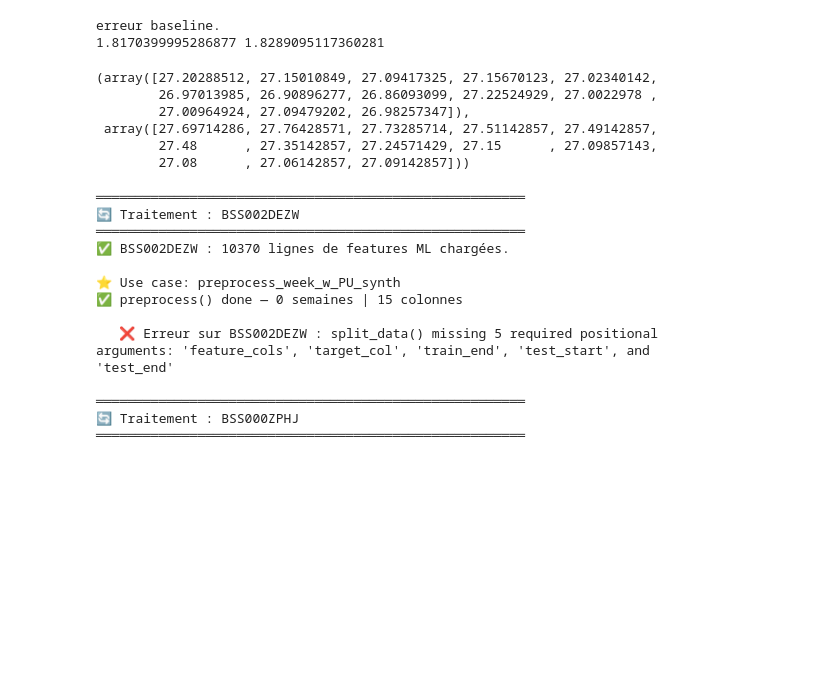
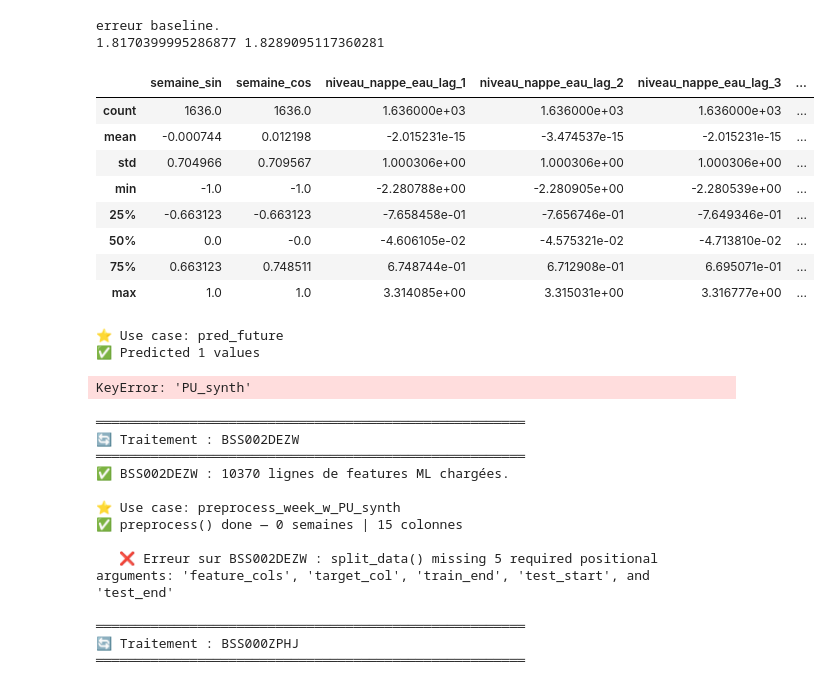
Before and after one commit to charourou/Projet_Hydrosense, a Jupyter notebook: notebooks/ML_evaluate_best_MRI.ipynb, the cells around one changed output. Drawn from its saved outputs; the diff is of its cells as text; code cells hidden in the pictures; blank space fills up the shorter version.

Commit message:
hypothese de secheresse pour pred future

```diff
--- a/notebooks/ML_evaluate_best_MRI.ipynb
+++ b/notebooks/ML_evaluate_best_MRI.ipynb
@@ -221,16 +233,32 @@ print(error1, error2)
 # %% [output]
 erreur baseline.
 1.8170399995286877 1.8289095117360281
+# %%
+# Pluie baseline.
+
+Xt.describe()
+# %% [output]
+|  | semaine_sin | semaine_cos | niveau_nappe_eau_lag_1 | niveau_nappe_eau_lag_2 | niveau_nappe_eau_lag_3 | ... |
+| count | 1636.0 | 1636.0 | 1.636000e+03 | 1.636000e+03 | 1.636000e+03 | ... |
+| mean | -0.000744 | 0.012198 | -2.015231e-15 | -3.474537e-15 | -2.015231e-15 | ... |
+| std | 0.704966 | 0.709567 | 1.000306e+00 | 1.000306e+00 | 1.000306e+00 | ... |
+| min | -1.0 | -1.0 | -2.280788e+00 | -2.280905e+00 | -2.280539e+00 | ... |
+| 25% | -0.663123 | -0.663123 | -7.658458e-01 | -7.656746e-01 | -7.649346e-01 | ... |
+| 50% | 0.0 | -0.0 | -4.606105e-02 | -4.575321e-02 | -4.713810e-02 | ... |
+| 75% | 0.663123 | 0.748511 | 6.748744e-01 | 6.712908e-01 | 6.695071e-01 | ... |
+| max | 1.0 | 1.0 | 3.314085e+00 | 3.315031e+00 | 3.316777e+00 | ... |
 # %%
+from hydrosense.interface.main import pred_future
+
 y_pred = lasso.predict(Xe)
 y_pred, y_pred_baseline
+
+
+pred_future(lasso, Xt)
 # %% [output]
-(array([27.20288512, 27.15010849, 27.09417325, 27.15670123, 27.02340142,
-        26.97013985, 26.90896277, 26.86093099, 27.22524929, 27.0022978 ,
-        27.00964924, 27.09479202, 26.98257347]),
- array([27.69714286, 27.76428571, 27.73285714, 27.51142857, 27.49142857,
-        27.48      , 27.35142857, 27.24571429, 27.15      , 27.09857143,
-        27.08      , 27.06142857, 27.09142857]))
+⭐️ Use case: pred_future
+✅ Predicted 1 values
+KeyError: 'PU_synth'
 # %%
 for bss in TARGETS_BSS:
 
```
Also changed, not shown: parts of 2 cells of this notebook, 1 other file.
